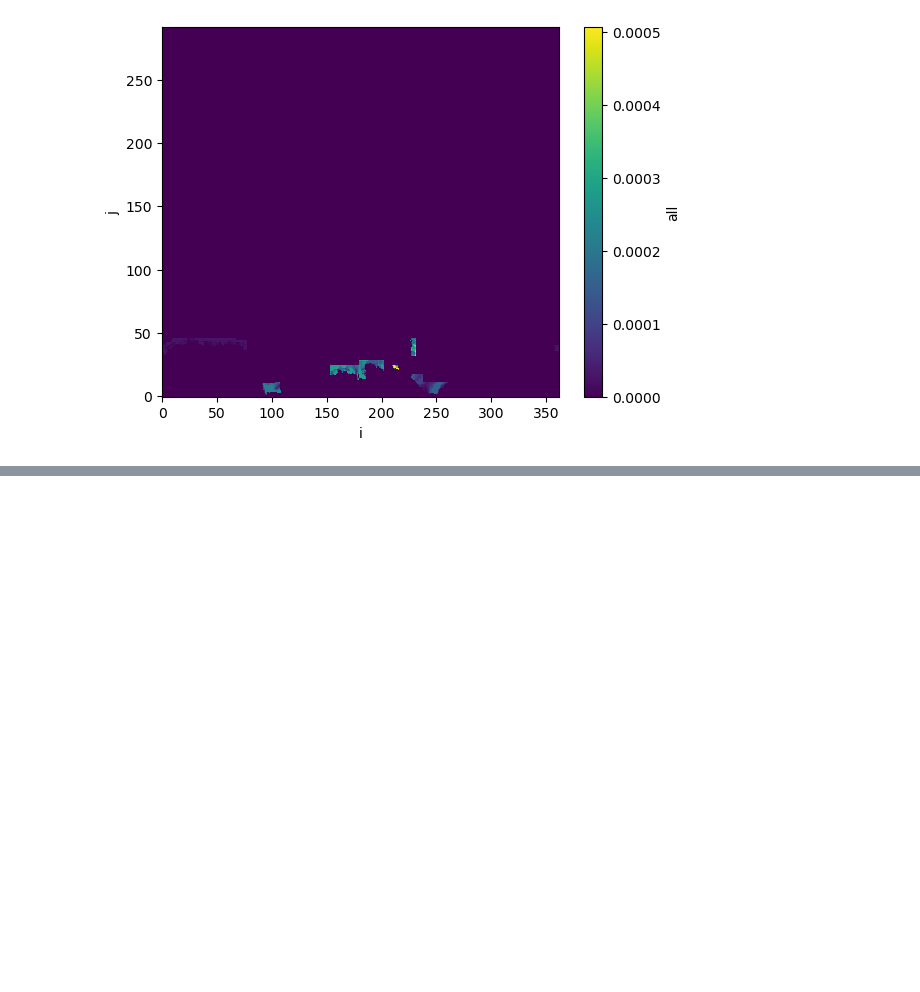
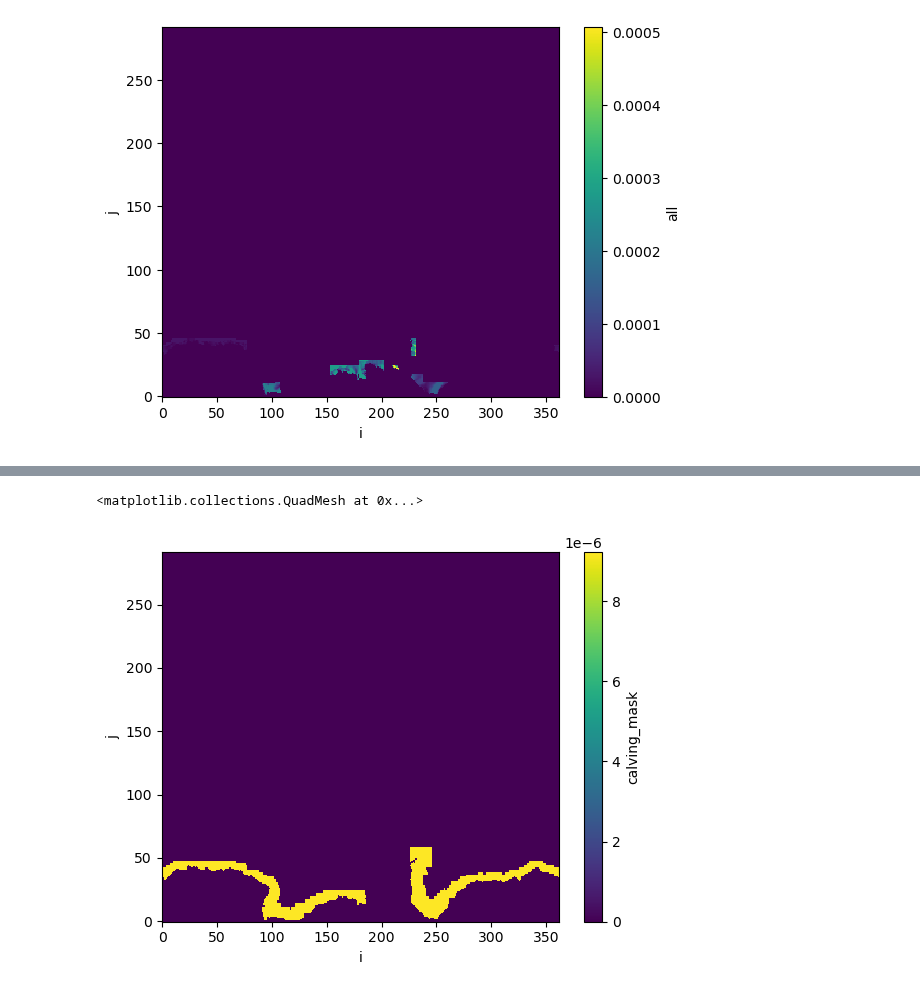
Before and after one commit to evevadeli/ece-interactive-fwf, a Jupyter notebook: runtime/classic/fwf/interactive/notebooks/fwf_distribution.ipynb, the cells around one changed output, grey strips where cells are left out. Cells and saved outputs as stored; diff of their text form; code cells hidden in the pictures; blank space fills up the shorter version.

```diff
--- a/runtime/classic/fwf/interactive/notebooks/fwf_distribution.ipynb
+++ b/runtime/classic/fwf/interactive/notebooks/fwf_distribution.ipynb
@@ -448,0 +492,8 @@ ds_basal_melt_distribution['all'].plot.pcolormesh()
+# %%
+# Uniform distribution
+ds_calving_distribution = float(df_calving_flux['sum'].values)*(calving_mask.calving_mask>0)
+# %%
+ds_calving_distribution.plot.pcolormesh()
+# %% [output]
+<matplotlib.collections.QuadMesh at 0x...>
+[figure, added]
```
Also changed, not shown: parts of 18 cells of this notebook, 6 other files.
